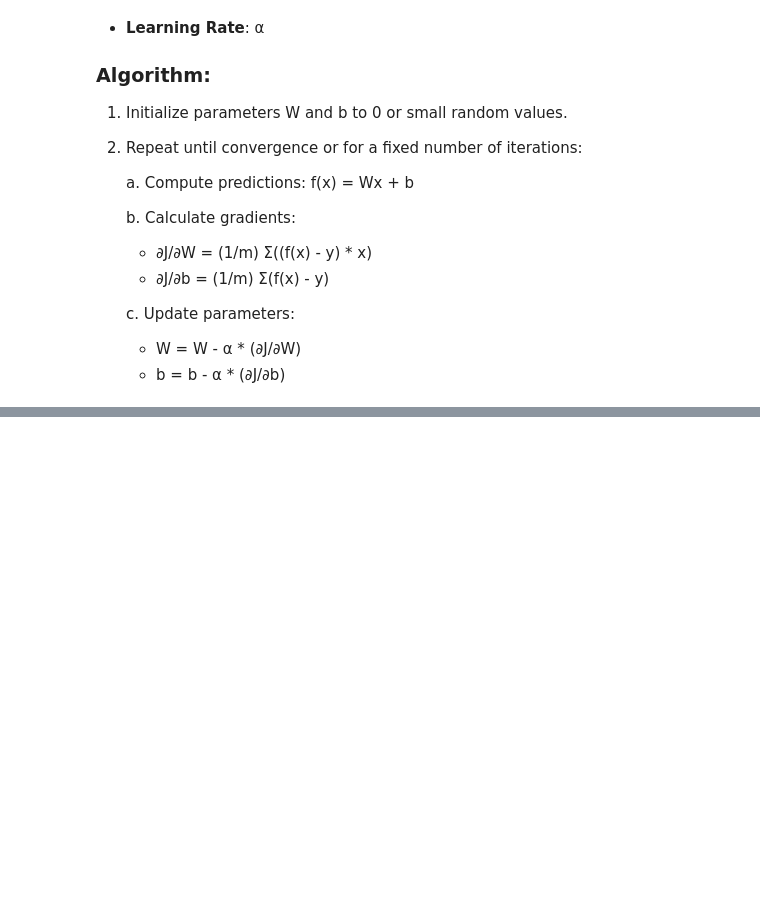
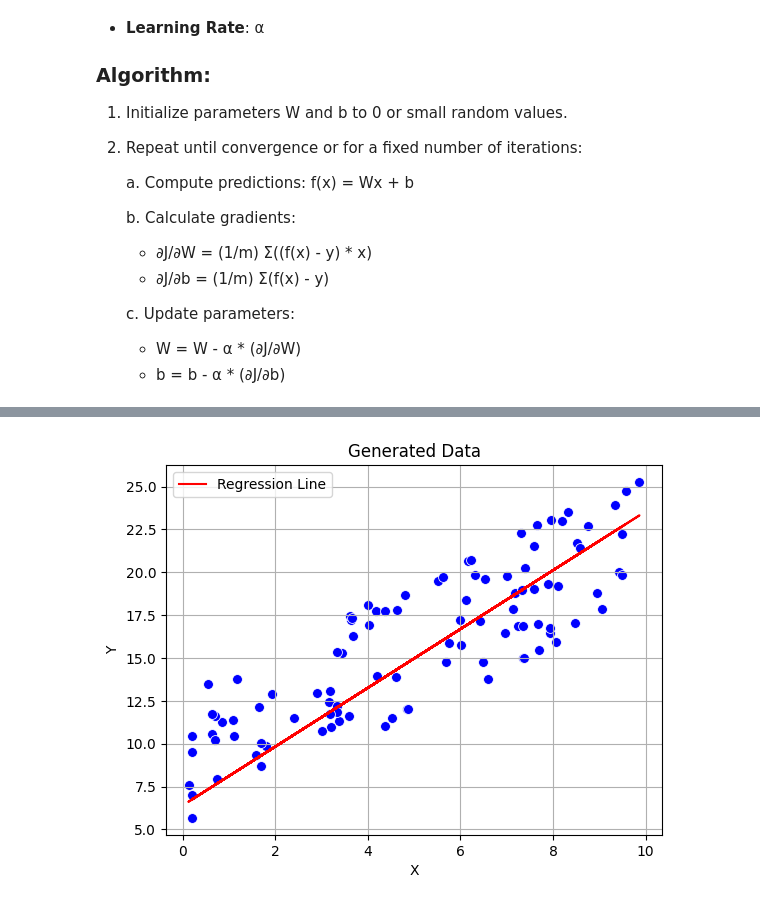
Before and after one commit to FarzanehSoltanzadeh/Regression, a Jupyter notebook: Univariate Linear Regression/Implementation.ipynb, the cells around one changed output, grey strips where cells are left out. Drawn from its saved outputs; the diff is of its cells as text; code cells hidden in the pictures; blank space fills up the shorter version.

```diff
--- a/Univariate Linear Regression/Implementation.ipynb
+++ b/Univariate Linear Regression/Implementation.ipynb
@@ -83,24 +241,33 @@ def stochastic_gradient_descent(X, Y, learning_rate=0.01, epochs=1000):
 # %%
-def mini_batch_gradient_descent(X, Y, learning_rate=0.01, epochs=1000, batch_size=20):
+def mini_batch_gradient_descent(X, Y, learning_rate=0.01, epochs=100, batch_size=20):
+    logging.info("MBGD process...")
     W, b = 0, 0
     m = len(X)
     num_batches = m // batch_size
+    weight_history, loss_history = [], []
 
-    for _ in range(epochs):
+    for epoch in range(epochs):
+        # Shuffle the data
         indices = np.random.permutation(m)
-        X_shuffled = X[indices]
-        Y_shuffled = Y[indices]
+        X, Y = X[indices], Y[indices]
 
         for i in range(0, m, batch_size):
-            X_batch = X_shuffled[i:i + batch_size]
-            Y_batch = Y_shuffled[i:i + batch_size]
+            X_batch = X[i:i + batch_size]
+            Y_batch = Y[i:i + batch_size]
 
             y_pred = W * X_batch + b
 
+            weight_history.append((W, b))
+            loss = (1 / (2 * batch_size)) * np.sum((Y_batch - y_pred) ** 2)
+            loss_history.append(loss)
+
+            logging.info(f"Epoch {epoch + 1}, Batch {i // batch_size + 1}: W = {W:.6f}, b = {b:.6f}, Loss = {loss:.6f}")
+
+
+            # Update weights
             dW = (1 / batch_size) * np.sum((y_pred - Y_batch) * X_batch)
             db = (1 / batch_size) * np.sum(y_pred - Y_batch)
-
             W = W - learning_rate * dW
             b = b - learning_rate * db
 
-    return W, b
+    return W, b, loss_history, weight_history
@@ -121,0 +274,4 @@ Optimized parameters: W = 1.3210275821082391, b = 7.576293507278856
+# %%
+# Training the model
+W, b, loss_history, weight_history = mini_batch_gradient_descent(data["X"], data["Y"])
+logging.info(f"Final weights: W = {W:.6f}, b = {b:.6f}")
@@ -121,0 +296,4 @@ Optimized parameters: W = 1.3210275821082391, b = 7.576293507278856
+# %%
+plot_regressionLine(W, b)
+# %% [output]
+[figure, added]
```
Also changed, not shown: parts of 19 cells of this notebook.
